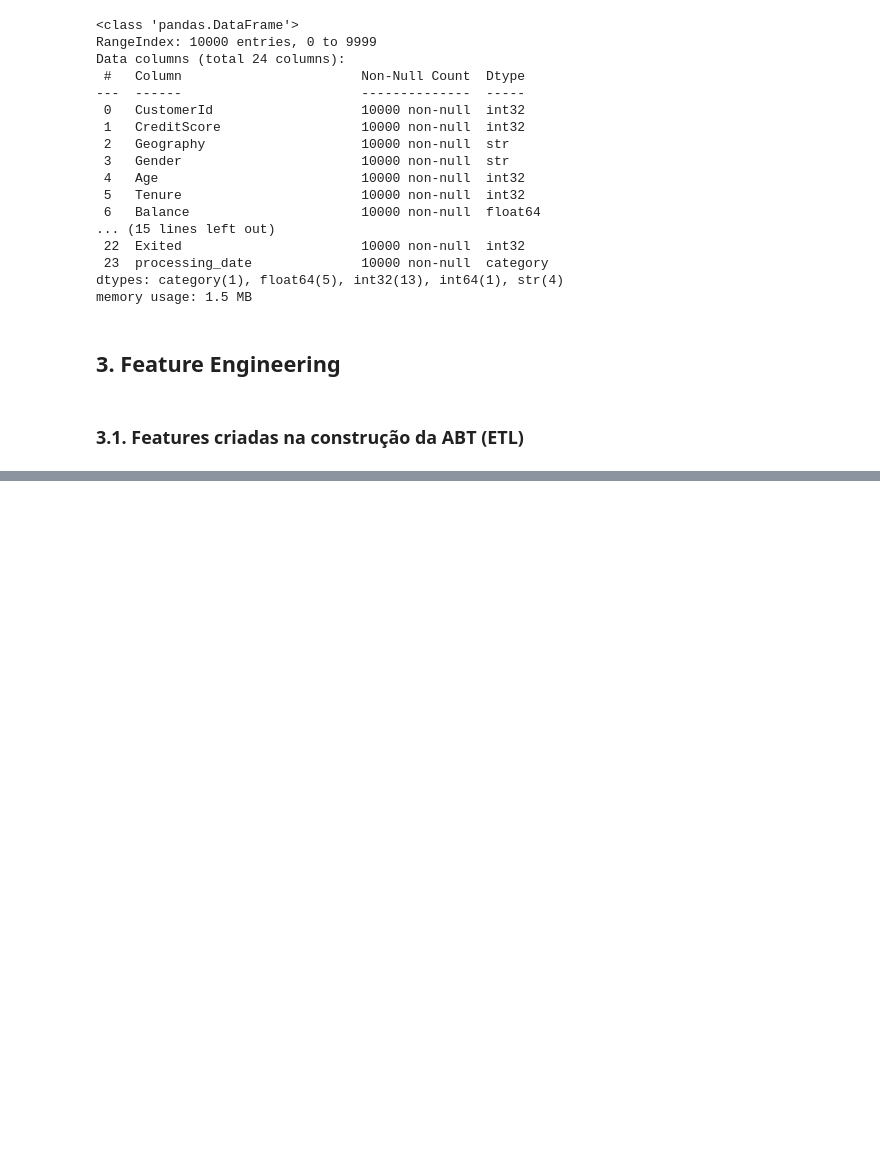
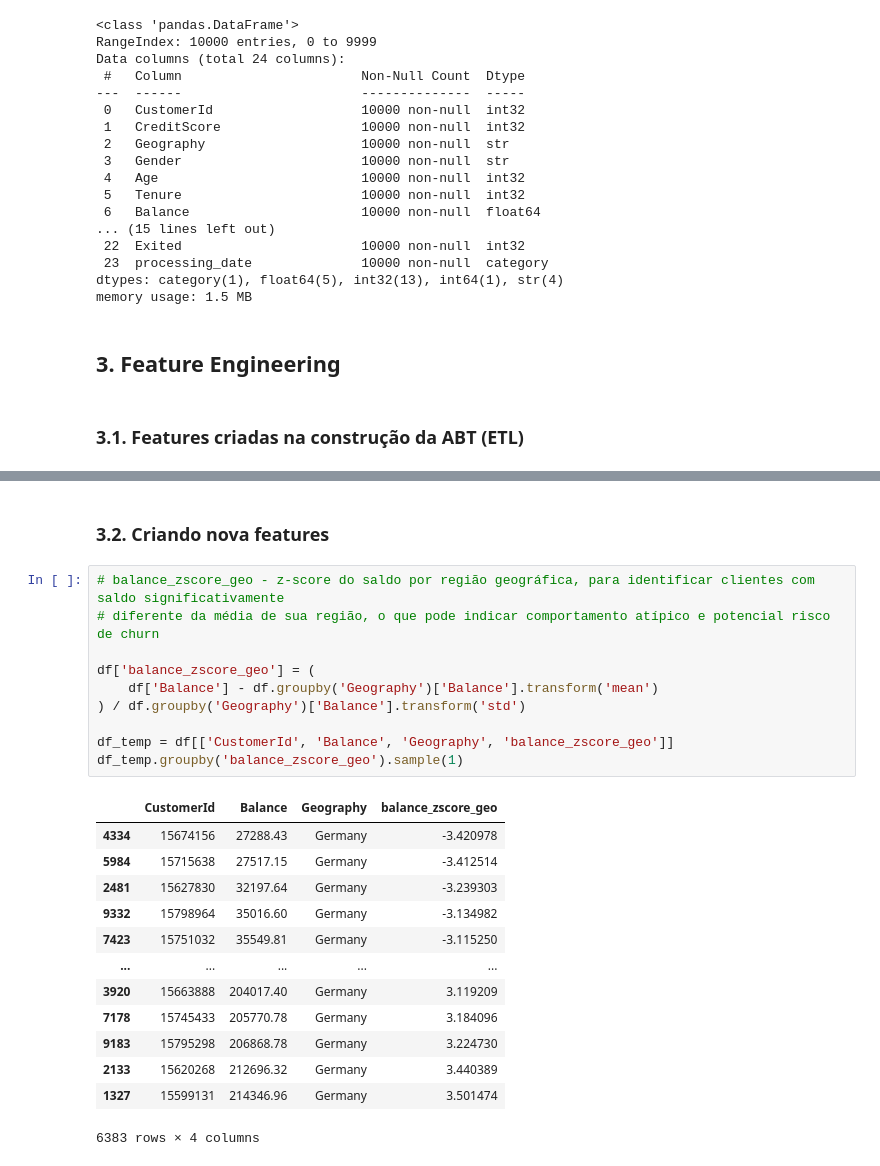
Before and after one commit to emso-exe/Churn_clientes_de_banco, a Jupyter notebook: notebooks/002_feature_engineering.ipynb, the cells around one changed output, grey strips where cells are left out. Saved outputs shown, nothing was run; the diff lists cells and outputs as text; blank space fills up the shorter version.

```diff
--- a/notebooks/002_feature_engineering.ipynb
+++ b/notebooks/002_feature_engineering.ipynb
@@ -217,0 +231,26 @@ df_temp.groupby('is_active_with_card').sample(1)
+# %% [markdown]
+### 3.2. Criando nova features
+# %%
+# balance_zscore_geo - z-score do saldo por região geográfica, para identificar clientes com saldo significativamente
+# diferente da média de sua região, o que pode indicar comportamento atípico e potencial risco de churn
+
+df['balance_zscore_geo'] = (
+    df['Balance'] - df.groupby('Geography')['Balance'].transform('mean')
+) / df.groupby('Geography')['Balance'].transform('std')
+
+df_temp = df[['CustomerId', 'Balance', 'Geography', 'balance_zscore_geo']]
+df_temp.groupby('balance_zscore_geo').sample(1)
+# %% [output]
+|  | CustomerId | Balance | Geography | balance_zscore_geo |
+| 4334 | 15674156 | 27288.43 | Germany | -3.420978 |
+| 5984 | 15715638 | 27517.15 | Germany | -3.412514 |
+| 2481 | 15627830 | 32197.64 | Germany | -3.239303 |
+| 9332 | 15798964 | 35016.60 | Germany | -3.134982 |
+| 7423 | 15751032 | 35549.81 | Germany | -3.115250 |
+| ... | ... | ... | ... | ... |
+| 3920 | 15663888 | 204017.40 | Germany | 3.119209 |
+| 7178 | 15745433 | 205770.78 | Germany | 3.184096 |
+| 9183 | 15795298 | 206868.78 | Germany | 3.224730 |
+| 2133 | 15620268 | 212696.32 | Germany | 3.440389 |
+| 1327 | 15599131 | 214346.96 | Germany | 3.501474 |
+6383 rows × 4 columns
```
Also changed, not shown: parts of 30 cells of this notebook.
